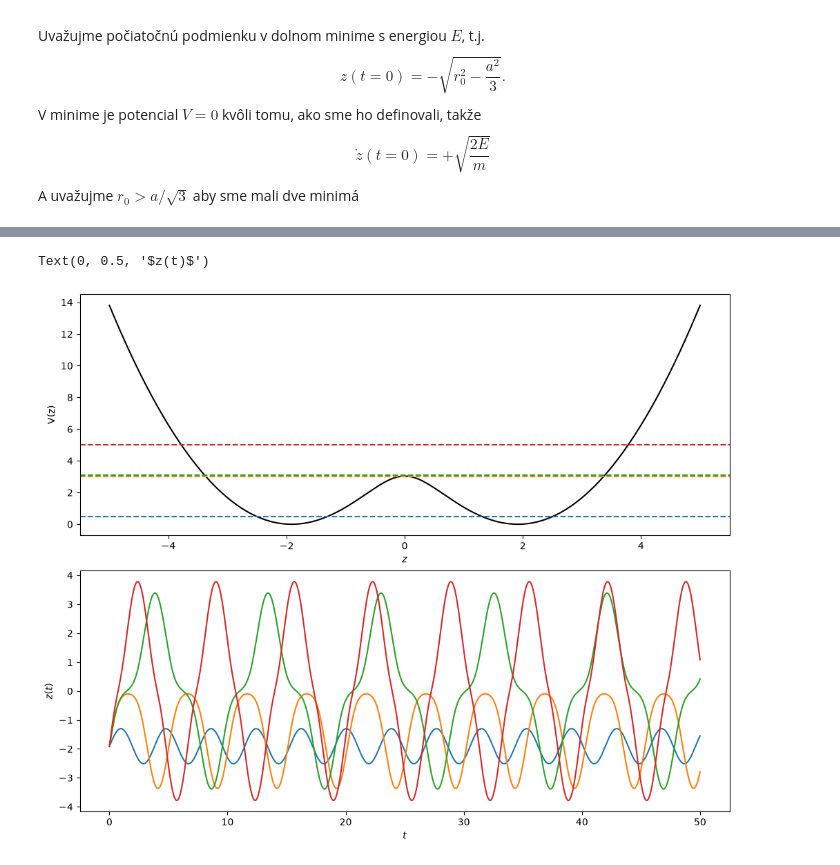
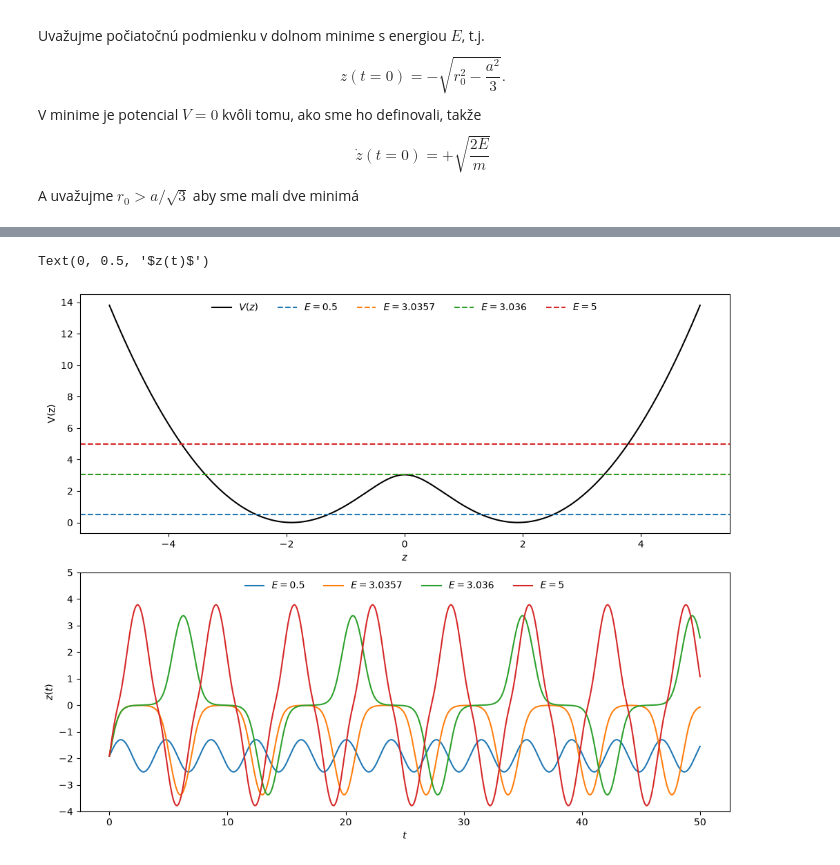
Before and after one commit to emil-varga/mechanika, a Jupyter notebook: python/notebooks/12_amoniak.ipynb, the cells around one changed output, grey strips where cells are left out. Saved outputs shown, nothing was run; the diff lists cells and outputs as text; code cells hidden in the pictures.

```diff
--- a/python/notebooks/12_amoniak.ipynb
+++ b/python/notebooks/12_amoniak.ipynb
@@ -113,23 +119,26 @@ def pocatecne_podminky(E, r0, m=1):
 # %%
 fig, ax = plt.subplots(2, 1, figsize=(10, 8),layout="constrained")
 
 r0 = 2
 
 #Energie
-Es = [0.5, 3.0, 3.1, 5]
+Es = [0.5, 3.0357, 3.036, 5]
 
-ax[0].plot(zs, potencial(zs, r0=r0), "-", color="k")
+ax[0].plot(zs, potencial(zs, r0=r0), "-", color="k", label="$V(z)$")
 
 for E in Es:
     sol = solve_ivp(sila, y0=pocatecne_podminky(E, r0=2), t_span=(0, 50), args=(2,), max_step=1e-2)
-    l = ax[1].plot(sol.t, sol.y[0,:])
-    ax[0].axhline(E, ls="--", color=l[-1].get_color())
+    l = ax[1].plot(sol.t, sol.y[0,:], label=f"$E={E}$")
+    ax[0].axhline(E, ls="--", color=l[-1].get_color(), label=f"$E={E}$")
 
+ax[0].legend(loc="upper center", ncols=5, frameon=False)
 ax[0].set_xlabel("$z$")
 ax[0].set_ylabel("V(z)")
 
+ax[1].legend(loc="upper center", ncols=5, frameon=False)
+ax[1].set_ylim(-4, 5)
 ax[1].set_xlabel("$t$")
 ax[1].set_ylabel("$z(t)$")
 # %% [output]
 Text(0, 0.5, '$z(t)$')
-[figure, old version]
+[figure, new version]
```
Also changed, not shown: parts of 1 cell of this notebook.
